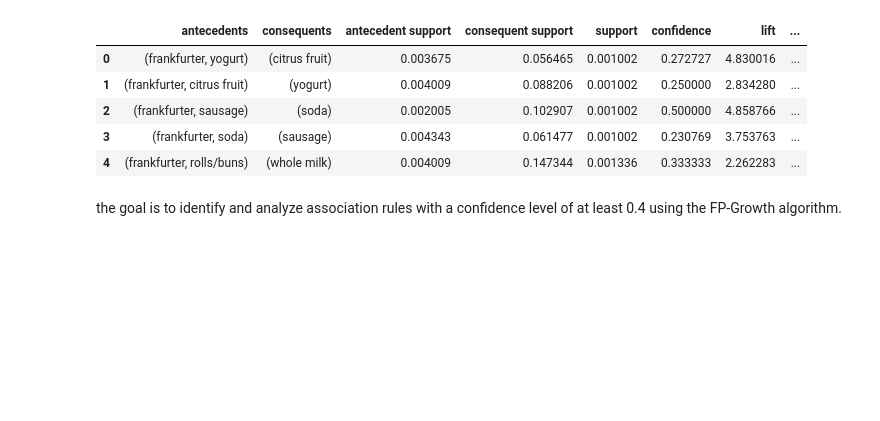
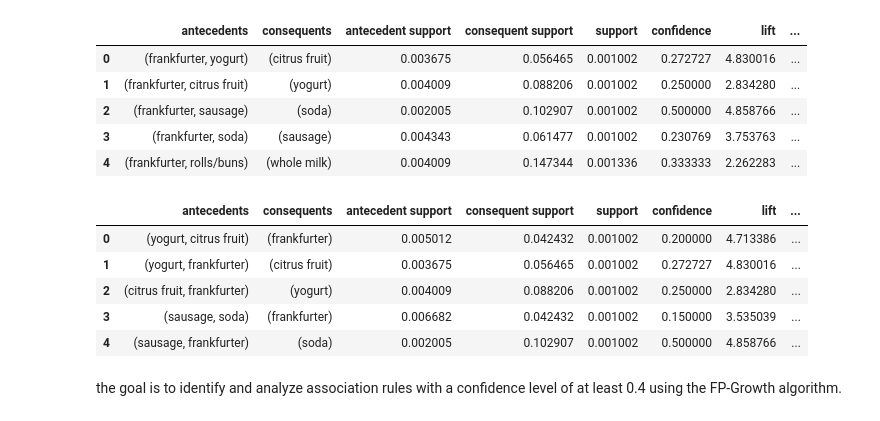
Before and after one commit to Precioux/Data-Mining, a Jupyter notebook: Frequency Pattern Detection/Project4_Samin_Mahdipour.ipynb, the cells around one changed output. Cells and saved outputs as stored; diff of their text form; code cells hidden in the pictures; blank space fills up the shorter version.

```diff
--- a/Frequency Pattern Detection/Project4_Samin_Mahdipour.ipynb
+++ b/Frequency Pattern Detection/Project4_Samin_Mahdipour.ipynb
@@ -341,6 +341,16 @@ fp_growth_rule.head()
 | 2 | (frankfurter, sausage) | (soda) | 0.002005 | 0.102907 | 0.001002 | 0.500000 | 4.858766 | ... |
 | 3 | (frankfurter, soda) | (sausage) | 0.004343 | 0.061477 | 0.001002 | 0.230769 | 3.753763 | ... |
 | 4 | (frankfurter, rolls/buns) | (whole milk) | 0.004009 | 0.147344 | 0.001336 | 0.333333 | 2.262283 | ... |
+# %%
+fp_growth_rule = compute_association_rule(fpgrowth_matrix, metric="confidence", min_thresh=0.15)
+fp_growth_rule.head()
+# %% [output]
+|  | antecedents | consequents | antecedent support | consequent support | support | confidence | lift | ... |
+| 0 | (yogurt, citrus fruit) | (frankfurter) | 0.005012 | 0.042432 | 0.001002 | 0.200000 | 4.713386 | ... |
+| 1 | (yogurt, frankfurter) | (citrus fruit) | 0.003675 | 0.056465 | 0.001002 | 0.272727 | 4.830016 | ... |
+| 2 | (citrus fruit, frankfurter) | (yogurt) | 0.004009 | 0.088206 | 0.001002 | 0.250000 | 2.834280 | ... |
+| 3 | (sausage, soda) | (frankfurter) | 0.006682 | 0.042432 | 0.001002 | 0.150000 | 3.535039 | ... |
+| 4 | (sausage, frankfurter) | (soda) | 0.002005 | 0.102907 | 0.001002 | 0.500000 | 4.858766 | ... |
 # %% [markdown]
 the goal is to identify and analyze association rules with a confidence level of at least 0.4 using the FP-Growth algorithm.
 # %%
```
Also changed, not shown: parts of 7 cells of this notebook, 5 other files.
